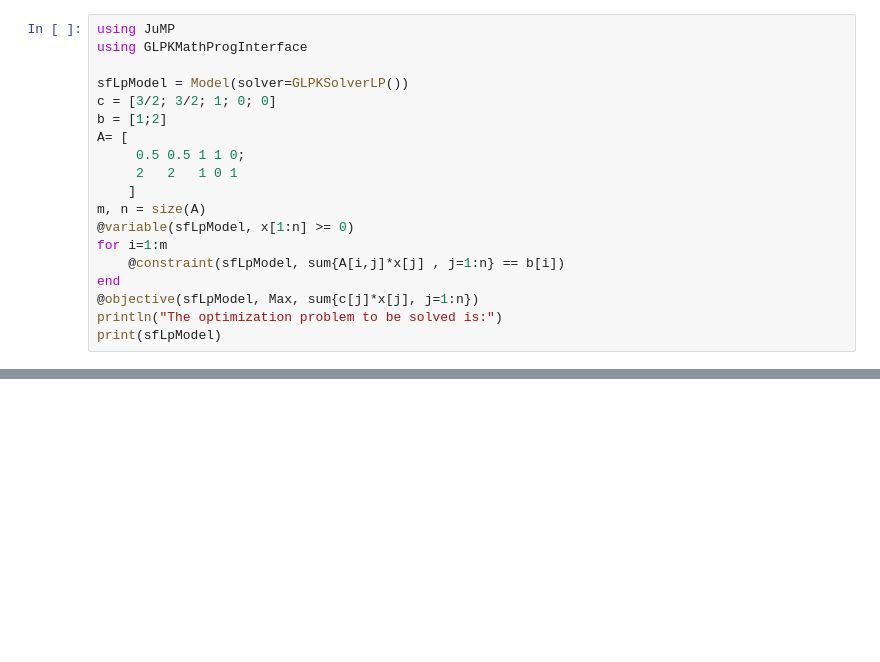
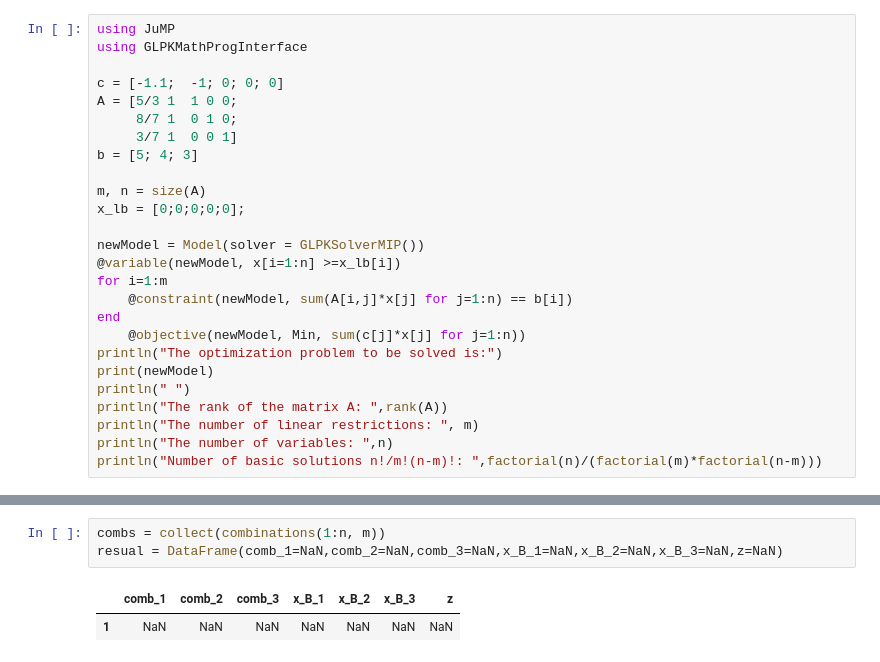
Before and after one commit to TavoloPerUno/scf_impute, a Jupyter notebook: Untitled2.ipynb, the cells around one changed output, grey strips where cells are left out. Cells and saved outputs as stored; diff of their text form; blank space fills up the shorter version.

```diff
--- a/Untitled2.ipynb
+++ b/Untitled2.ipynb
@@ -2,19 +2,26 @@
 using JuMP
 using GLPKMathProgInterface
 
-sfLpModel = Model(solver=GLPKSolverLP())
-c = [3/2; 3/2; 1; 0; 0]
-b = [1;2]
-A= [
-     0.5 0.5 1 1 0;
-     2   2   1 0 1
-    ]
+c = [-1.1;  -1; 0; 0; 0]
+A = [5/3 1  1 0 0;
+     8/7 1  0 1 0;
+     3/7 1  0 0 1]
+b = [5; 4; 3]
+
 m, n = size(A)
-@variable(sfLpModel, x[1:n] >= 0)
+x_lb = [0;0;0;0;0];
+
+newModel = Model(solver = GLPKSolverMIP())
+@variable(newModel, x[i=1:n] >=x_lb[i])
 for i=1:m
-    @constraint(sfLpModel, sum{A[i,j]*x[j] , j=1:n} == b[i])
+    @constraint(newModel, sum(A[i,j]*x[j] for j=1:n) == b[i])
 end
-@objective(sfLpModel, Max, sum{c[j]*x[j], j=1:n})
+    @objective(newModel, Min, sum(c[j]*x[j] for j=1:n))
 println("The optimization problem to be solved is:")
-print(sfLpModel)
+print(newModel)
+println(" ")
+println("The rank of the matrix A: ",rank(A))
+println("The number of linear restrictions: ", m)
+println("The number of variables: ",n)
+println("Number of basic solutions n!/m!(n-m)!: ",factorial(n)/(factorial(m)*factorial(n-m)))
 # %% [output]
@@ -69,0 +40,6 @@ INFO: Use `Pkg.update()` to get the latest versions of your packages
+# %%
+combs = collect(combinations(1:n, m))
+resual = DataFrame(comb_1=NaN,comb_2=NaN,comb_3=NaN,x_B_1=NaN,x_B_2=NaN,x_B_3=NaN,z=NaN)
+# %% [output]
+|  | comb_1 | comb_2 | comb_3 | x_B_1 | x_B_2 | x_B_3 | z |
+| 1 | NaN | NaN | NaN | NaN | NaN | NaN | NaN |
```
Also changed, not shown: parts of 5 cells of this notebook, 6 other files.
